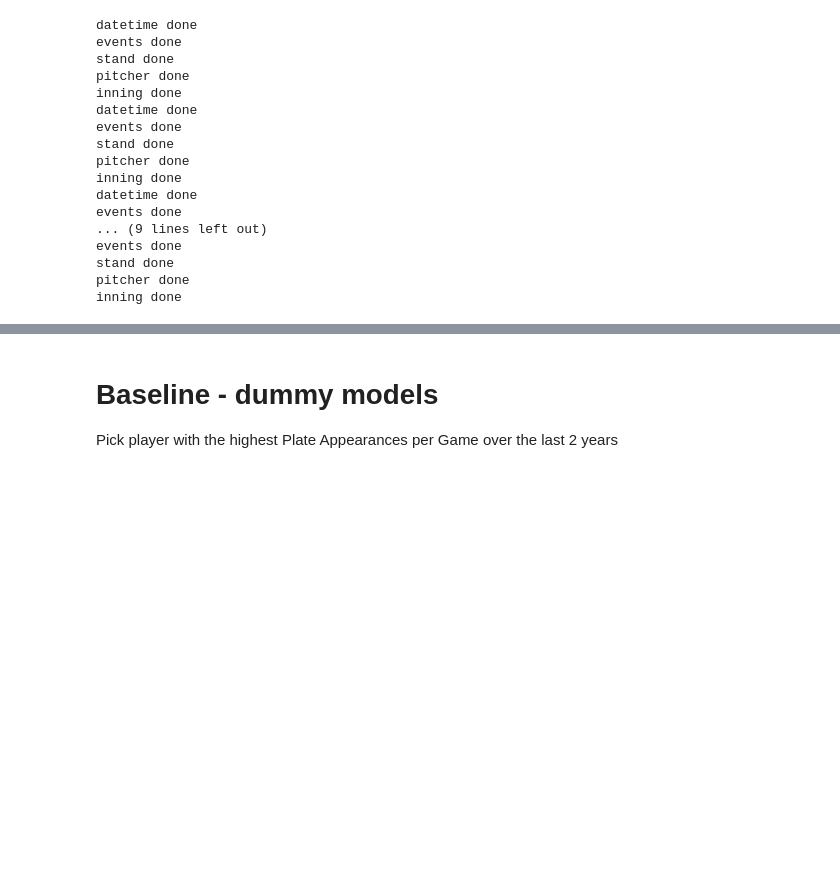
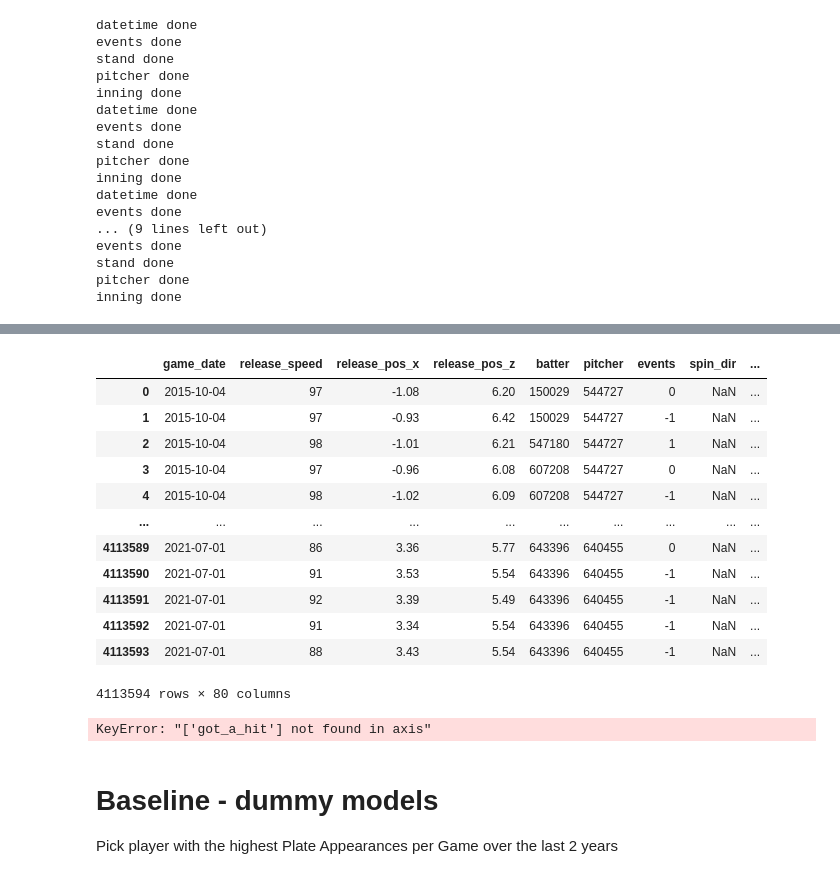
Before and after one commit to stone-ericm/MLB_counting_to_57_hits, a Jupyter notebook: main.ipynb, the cells around one changed output, grey strips where cells are left out. Cells and saved outputs as stored; diff of their text form; code cells hidden in the pictures; blank space fills up the shorter version.

```diff
--- a/main.ipynb
+++ b/main.ipynb
@@ -1128,3 +1248,5 @@ def train_test_split(df, test_size=.25):
     y_val = val['got_a_hit']
 
     return(X_train, X_val, y_train, y_val)
+# %%
+df_final = pd.read_csv('df_final.csv', index_col=0)
@@ -1131,5 +1273,23 @@ def train_test_split(df, test_size=.25):
+# %%
+df_final
+# %% [output]
+|  | game_date | release_speed | release_pos_x | release_pos_z | batter | pitcher | events | spin_dir | ... |
+| 0 | 2015-10-04 | 97 | -1.08 | 6.20 | 150029 | 544727 | 0 | NaN | ... |
+| 1 | 2015-10-04 | 97 | -0.93 | 6.42 | 150029 | 544727 | -1 | NaN | ... |
+| 2 | 2015-10-04 | 98 | -1.01 | 6.21 | 547180 | 544727 | 1 | NaN | ... |
+| 3 | 2015-10-04 | 97 | -0.96 | 6.08 | 607208 | 544727 | 0 | NaN | ... |
+| 4 | 2015-10-04 | 98 | -1.02 | 6.09 | 607208 | 544727 | -1 | NaN | ... |
+| ... | ... | ... | ... | ... | ... | ... | ... | ... | ... |
+| 4113589 | 2021-07-01 | 86 | 3.36 | 5.77 | 643396 | 640455 | 0 | NaN | ... |
+| 4113590 | 2021-07-01 | 91 | 3.53 | 5.54 | 643396 | 640455 | -1 | NaN | ... |
+| 4113591 | 2021-07-01 | 92 | 3.39 | 5.49 | 643396 | 640455 | -1 | NaN | ... |
+| 4113592 | 2021-07-01 | 91 | 3.34 | 5.54 | 643396 | 640455 | -1 | NaN | ... |
+| 4113593 | 2021-07-01 | 88 | 3.43 | 5.54 | 643396 | 640455 | -1 | NaN | ... |
+4113594 rows × 80 columns
 # %%
-X_train, X_val, y_train, y_val = train_test_split(df)
+X_train, X_val, y_train, y_val = train_test_split(df_final)
+# %% [output]
+KeyError: "['got_a_hit'] not found in axis"
 # %%
 num_cols = [] # all numeric columns
 cols_to_ohe = [] # doubleheader, conditions, batter_righty
```
Also changed, not shown: parts of 48 cells of this notebook, 1 other file.
